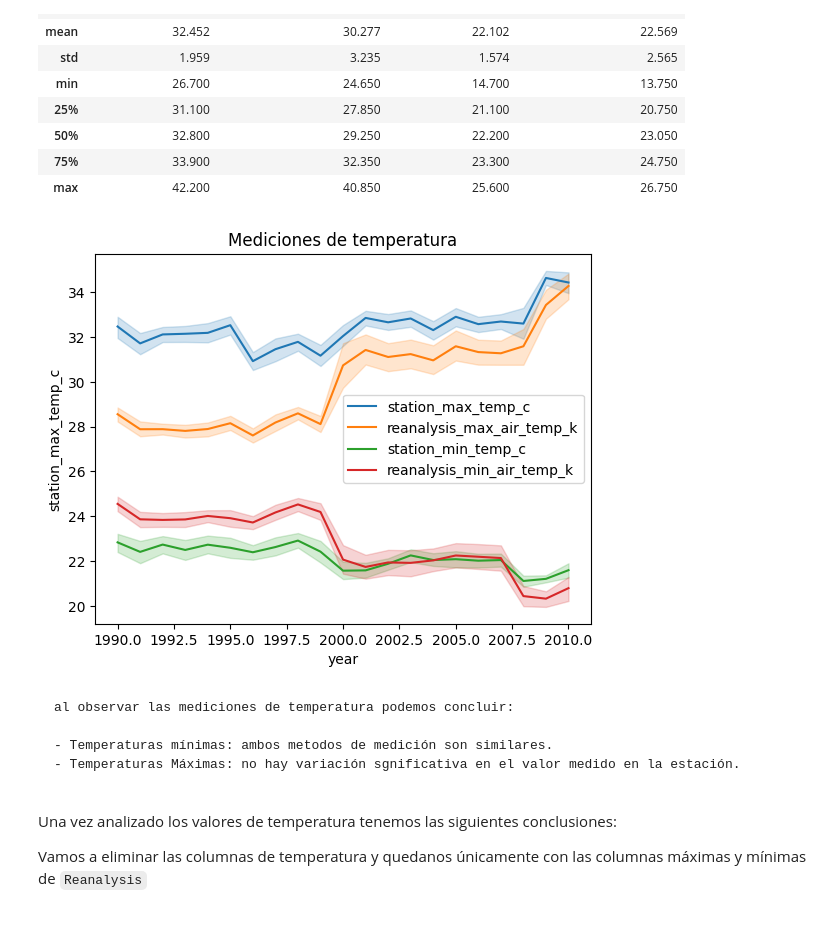
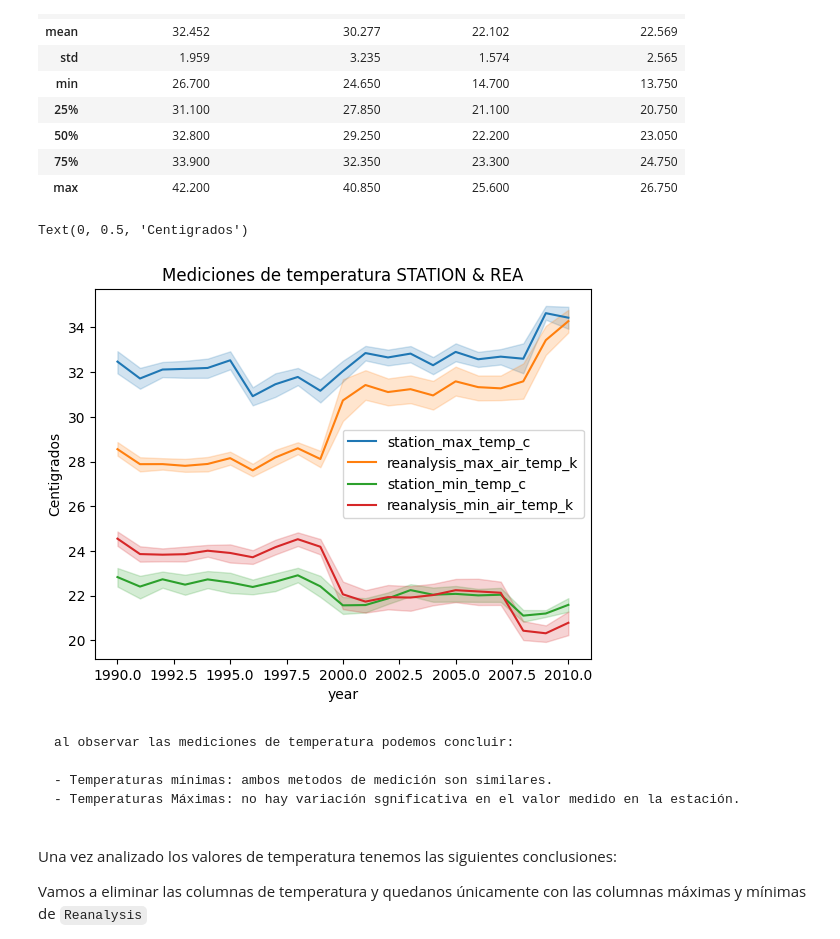
Before and after one commit to ernestopalacios/07MBID, a Jupyter notebook: AG1_ErnestoPalacios.ipynb, the cells around one changed output. Cells and saved outputs as stored; diff of their text form; code cells hidden in the pictures.

```diff
--- a/AG1_ErnestoPalacios.ipynb
+++ b/AG1_ErnestoPalacios.ipynb
@@ -446,6 +426,9 @@ df_rea_temp.describe()
 | max | 29.050 | 26.750 | 40.850 | 29.779 |
 # %%
 # Plot temperatura rea
+ax = plt.subplot()
+
 for tmpt in df_rea_temp:
-    sns.lineplot(data=train, x='year', y=tmpt, label=tmpt)
+    sns.lineplot(data=train, x='year', y=tmpt, label=tmpt).set_title("Mediciones de temperatura REA")
+ax.set_ylabel("Centigrados")
 # %% [output]
@@ -478,10 +462,14 @@ df_station_temp.describe()
 | max | 42.200 | 40.850 | 25.600 | 26.750 |
 # %%
 # Plot todas temperaturas
+ax = plt.subplot()
+
 for tmpt in df_station_temp:
-    sns.lineplot(data=train, x='year', y=tmpt, label=tmpt).set_title("Mediciones de temperatura")
+    sns.lineplot(data=train, x='year', y=tmpt, label=tmpt).set_title("Mediciones de temperatura STATION & REA")
+ax.set_ylabel("Centigrados")
 # %% [output]
+Text(0, 0.5, 'Centigrados')
-[figure, old version]
+[figure, new version]
 # %% [markdown]
 
 
```
Also changed, not shown: parts of 19 cells of this notebook.
